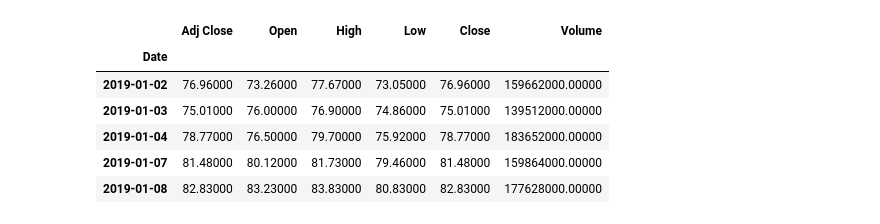
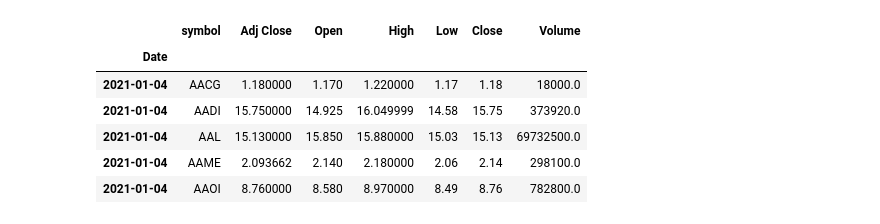
Before and after one commit to bee85919/lstm-gru-test, a Jupyter notebook: test.ipynb, the cells around one changed output. Saved outputs shown, nothing was run; the diff lists cells and outputs as text; code cells hidden in the pictures.

```diff
--- a/test.ipynb
+++ b/test.ipynb
@@ -56,11 +33,11 @@ df_18.head()
-# %%
-df_19 = df[df.index.year == 2019]
-df_19.head()
-# %% [output]
-|  | Adj Close | Open | High | Low | Close | Volume |
-| Date |  |  |  |  |  |  |
-| 2019-01-02 | 76.96000 | 73.26000 | 77.67000 | 73.05000 | 76.96000 | 159662000.00000 |
-| 2019-01-03 | 75.01000 | 76.00000 | 76.90000 | 74.86000 | 75.01000 | 139512000.00000 |
-| 2019-01-04 | 78.77000 | 76.50000 | 79.70000 | 75.92000 | 78.77000 | 183652000.00000 |
-| 2019-01-07 | 81.48000 | 80.12000 | 81.73000 | 79.46000 | 81.48000 | 159864000.00000 |
-| 2019-01-08 | 82.83000 | 83.23000 | 83.83000 | 80.83000 | 82.83000 | 177628000.00000 |
+# %%
+df_21 = data[data.index.year == 2021]
+df_21.head()
+# %% [output]
+|  | symbol | Adj Close | Open | High | Low | Close | Volume |
+| Date |  |  |  |  |  |  |  |
+| 2021-01-04 | AACG | 1.180000 | 1.170 | 1.220000 | 1.17 | 1.18 | 18000.0 |
+| 2021-01-04 | AADI | 15.750000 | 14.925 | 16.049999 | 14.58 | 15.75 | 373920.0 |
+| 2021-01-04 | AAL | 15.130000 | 15.850 | 15.880000 | 15.03 | 15.13 | 69732500.0 |
+| 2021-01-04 | AAME | 2.093662 | 2.140 | 2.180000 | 2.06 | 2.14 | 298100.0 |
+| 2021-01-04 | AAOI | 8.760000 | 8.580 | 8.970000 | 8.49 | 8.76 | 782800.0 |
```
Also changed, not shown: parts of 19 cells of this notebook, 1 other file.
